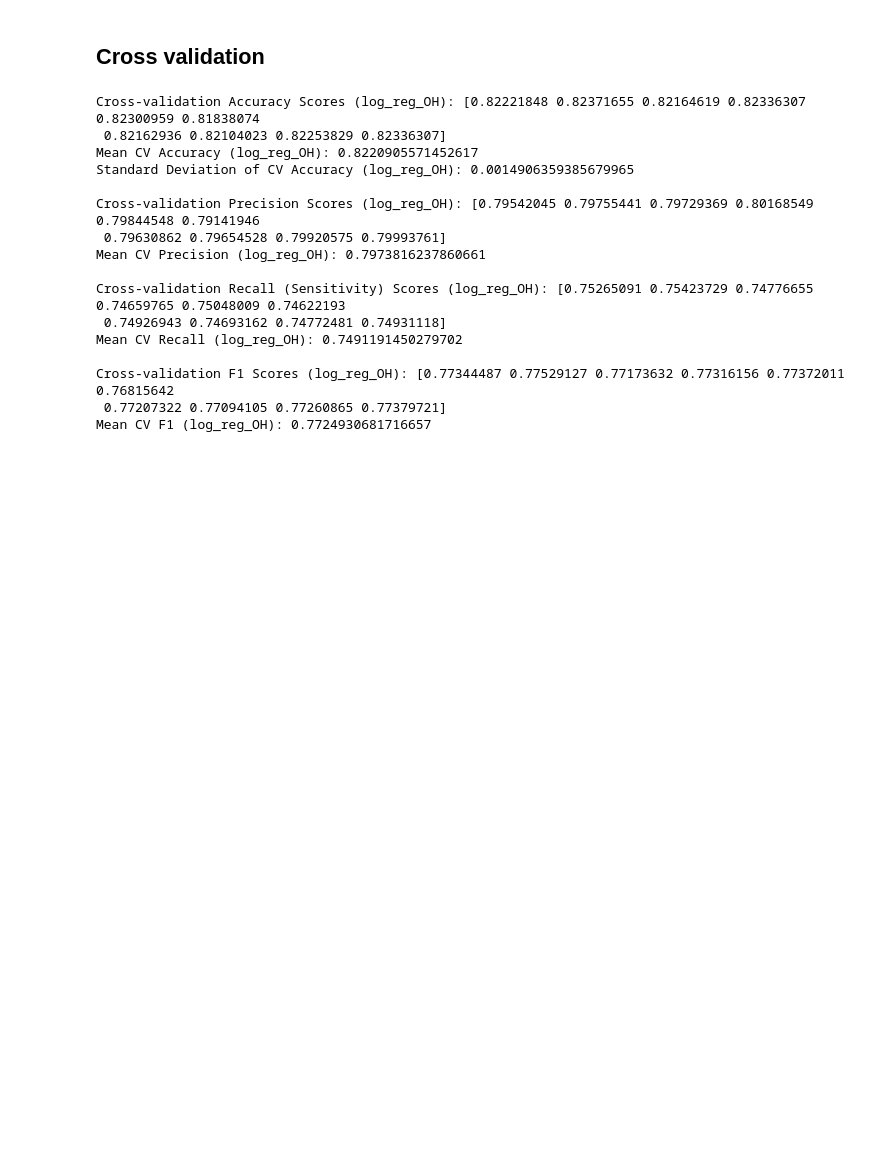
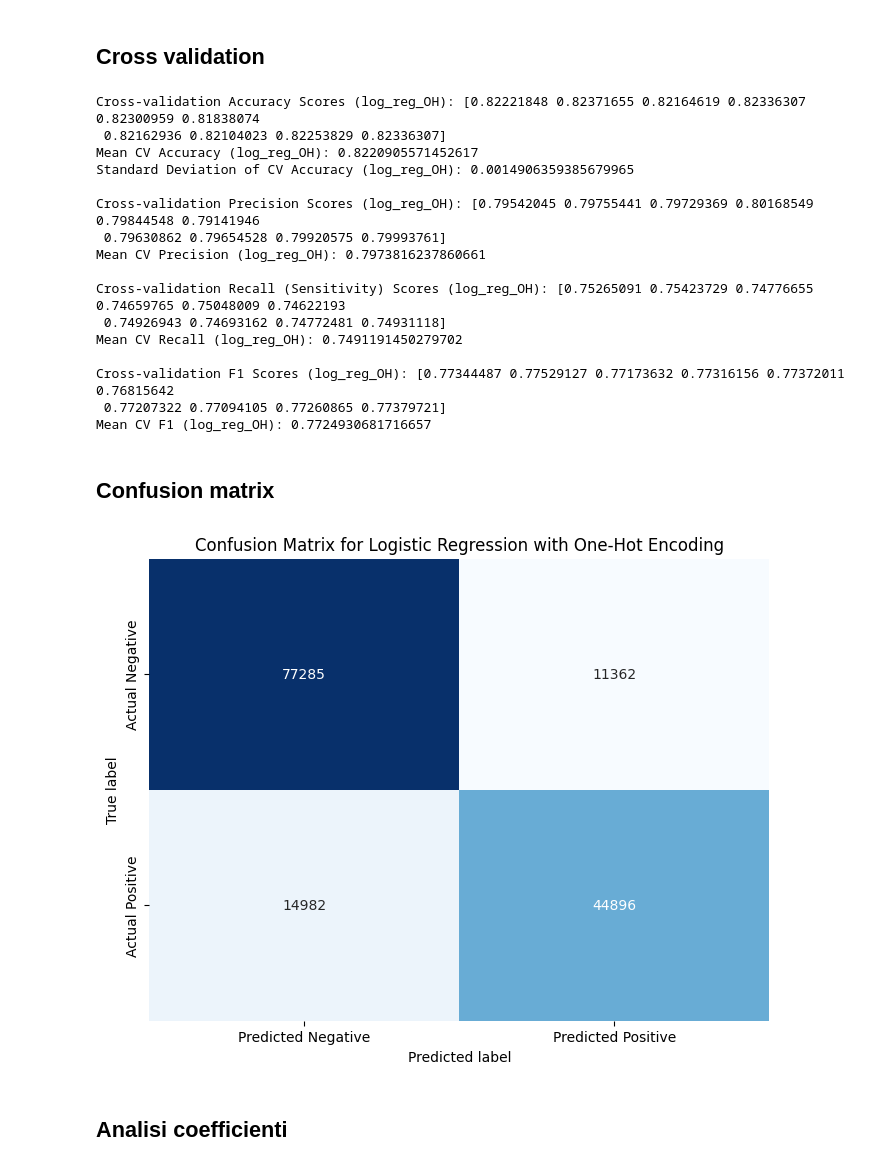
Before and after one commit to TizianoCosta/AML_2425_FinalProject, a Jupyter notebook: notebook/regressione_logistica_3.ipynb, the cells around one changed output. Drawn from its saved outputs; the diff is of its cells as text; code cells hidden in the pictures; blank space fills up the shorter version.

Commit message:
Aggiunte alcune analisi

```diff
--- a/notebook/regressione_logistica_3.ipynb
+++ b/notebook/regressione_logistica_3.ipynb
@@ -1087,3 +1087,30 @@ Mean CV Recall (log_reg_OH): 0.7491191450279702
 Cross-validation F1 Scores (log_reg_OH): [0.77344487 0.77529127 0.77173632 0.77316156 0.77372011 0.76815642
  0.77207322 0.77094105 0.77260865 0.77379721]
 Mean CV F1 (log_reg_OH): 0.7724930681716657
+# %% [markdown]
+## Confusion matrix
+# %%
+# prompt: costruisci una confusion matrix di log_reg_OH con i colori
+
+import seaborn as sns
+import matplotlib.pyplot as plt
+
+# Make predictions on the test set using the log_reg_OH pipeline
+y_pred_oh = log_reg_OH.predict(data_test_x)
+
+# Calculate the confusion matrix for log_reg_OH
+cm_oh = confusion_matrix(data_test_y, y_pred_oh)
+
+# Plot the confusion matrix with colors
+plt.figure(figsize=(8, 6))
+sns.heatmap(cm_oh, annot=True, fmt="d", cmap="Blues", cbar=False,
+            xticklabels=['Predicted Negative', 'Predicted Positive'],
+            yticklabels=['Actual Negative', 'Actual Positive'])
+plt.xlabel('Predicted label')
+plt.ylabel('True label')
+plt.title('Confusion Matrix for Logistic Regression with One-Hot Encoding')
+plt.show()
+# %% [output]
+[figure, added]
+# %% [markdown]
+## Analisi coefficienti
```
Also changed, not shown: parts of 4 cells of this notebook.
